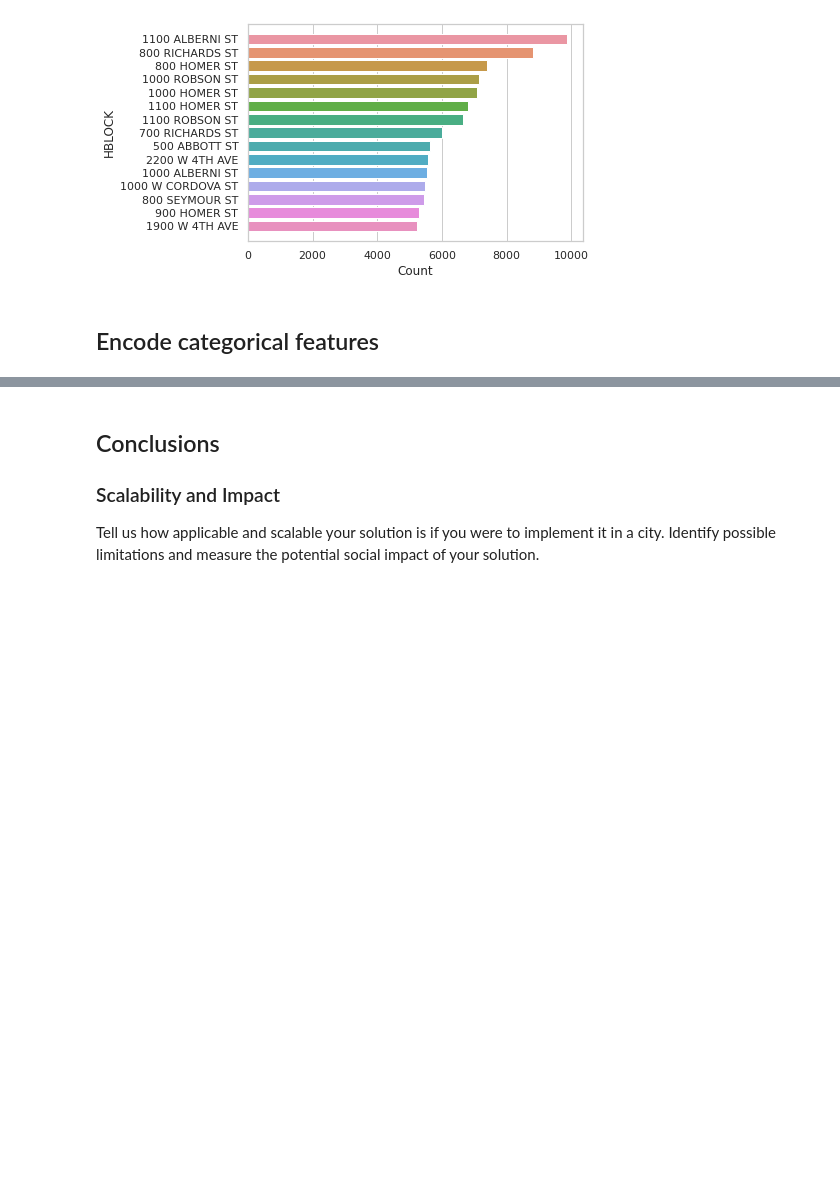
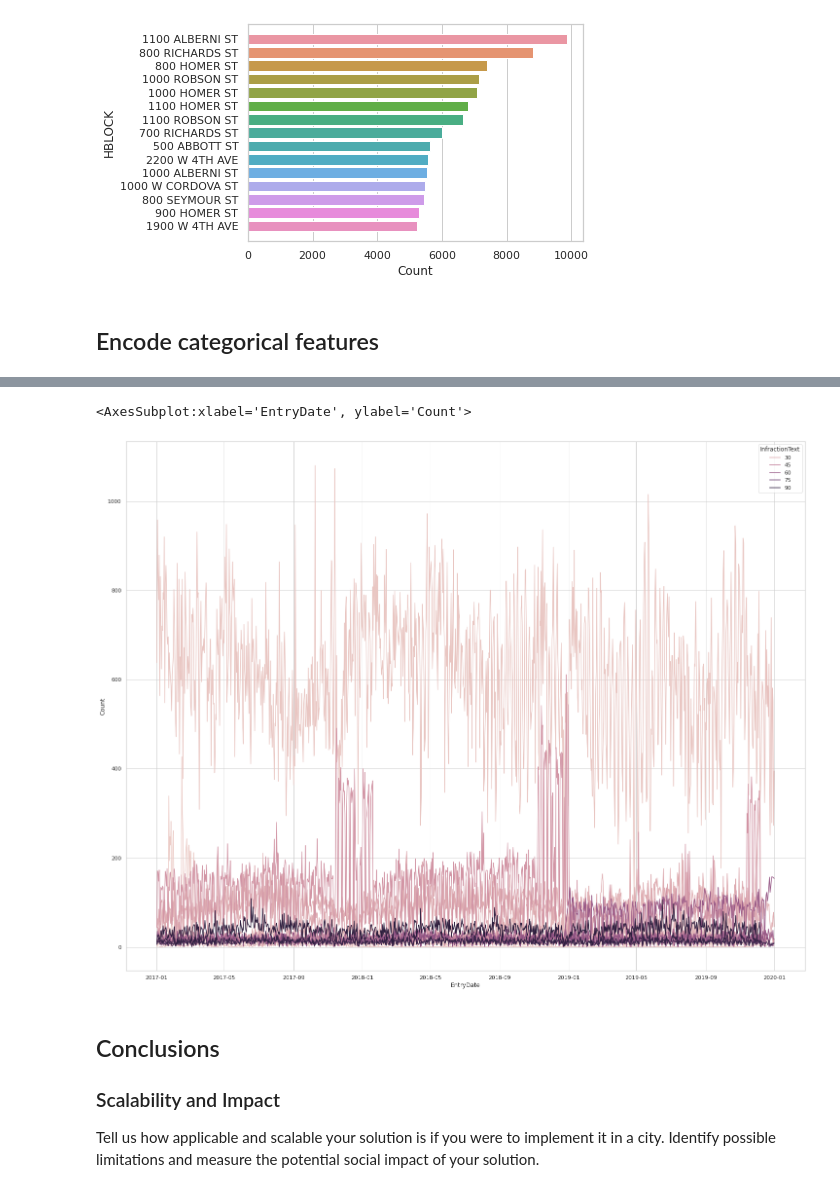
Before and after one commit to anafsa/ChildrenOfJupyter, a Jupyter notebook: Stage-2/Irregular Parking/Identification of patterns and prediction of irregular parking.ipynb, the cells around one changed output, grey strips where cells are left out. Cells and saved outputs as stored; diff of their text form; code cells hidden in the pictures; blank space fills up the shorter version.

```diff
--- a/Stage-2/Irregular Parking/Identification of patterns and prediction of irregular parking.ipynb
+++ b/Stage-2/Irregular Parking/Identification of patterns and prediction of irregular parking.ipynb
@@ -157,0 +192,10 @@ df
+# %%
+popular_infractions = df_infraction.InfractionText.tolist()
+
+nInfractionsPerDayPerType = df.copy()
+nInfractionsPerDayPerType = nInfractionsPerDayPerType[nInfractionsPerDayPerType["InfractionText"].isin(popular_infractions)]
+nInfractionsPerDayPerType = nInfractionsPerDayPerType.groupby(['EntryDate', 'InfractionText']) \
+                                .count() \
+                                .rename(columns={'Block':'Count'})[['Count']]\
+                                .reset_index()
+nInfractionsPerDayPerType
@@ -158,3 +216,9 @@ df
+# %%
+fig, ax = pyplot.subplots(figsize=(25,20))
+sns.lineplot(data=nInfractionsPerDayPerType, x="EntryDate", y="Count", hue="InfractionText", ax=ax)
+# %% [output]
+<AxesSubplot:xlabel='EntryDate', ylabel='Count'>
+[figure, added]
 # %% [markdown]
 ## Conclusions
 
```
Also changed, not shown: parts of 8 cells of this notebook.
